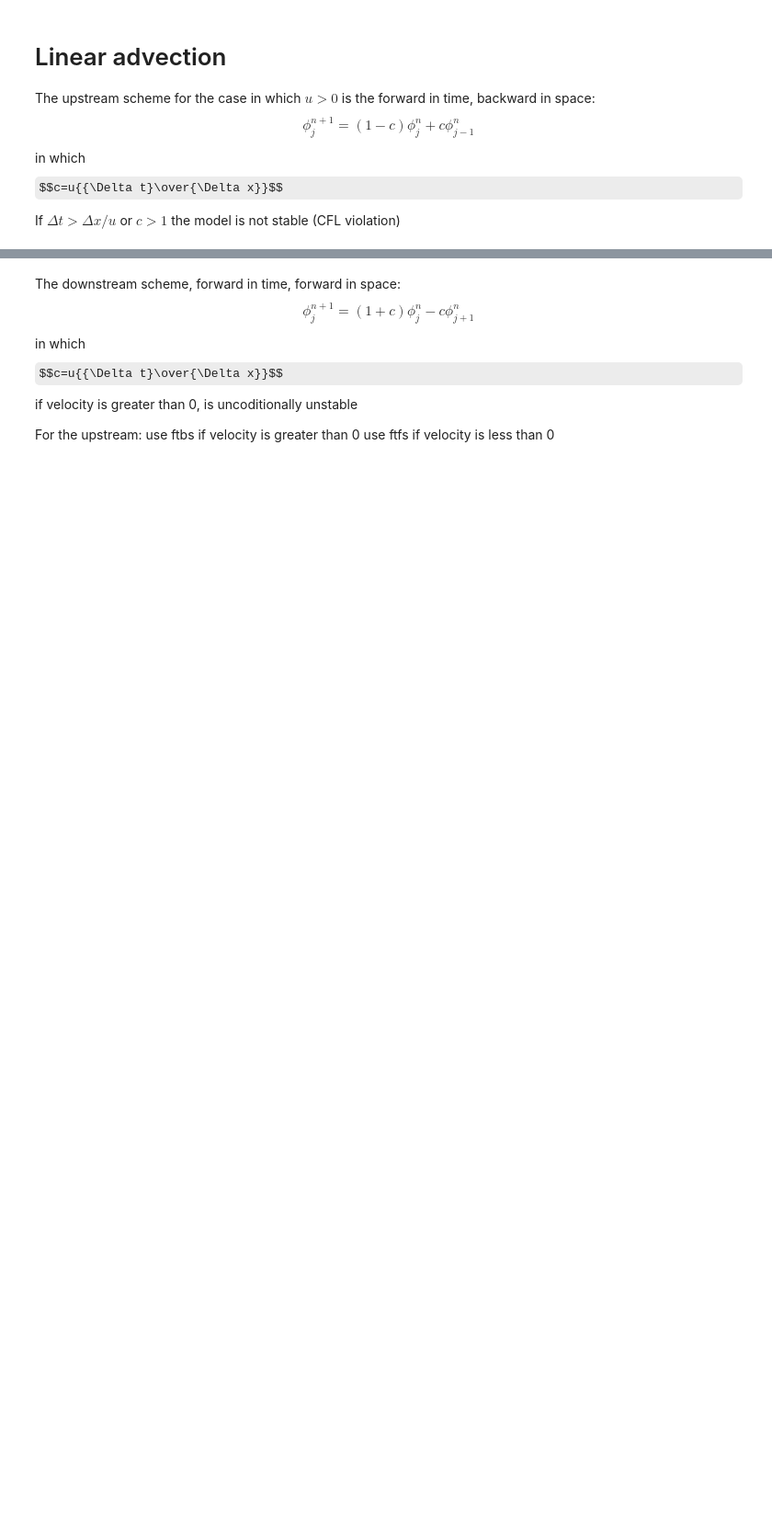
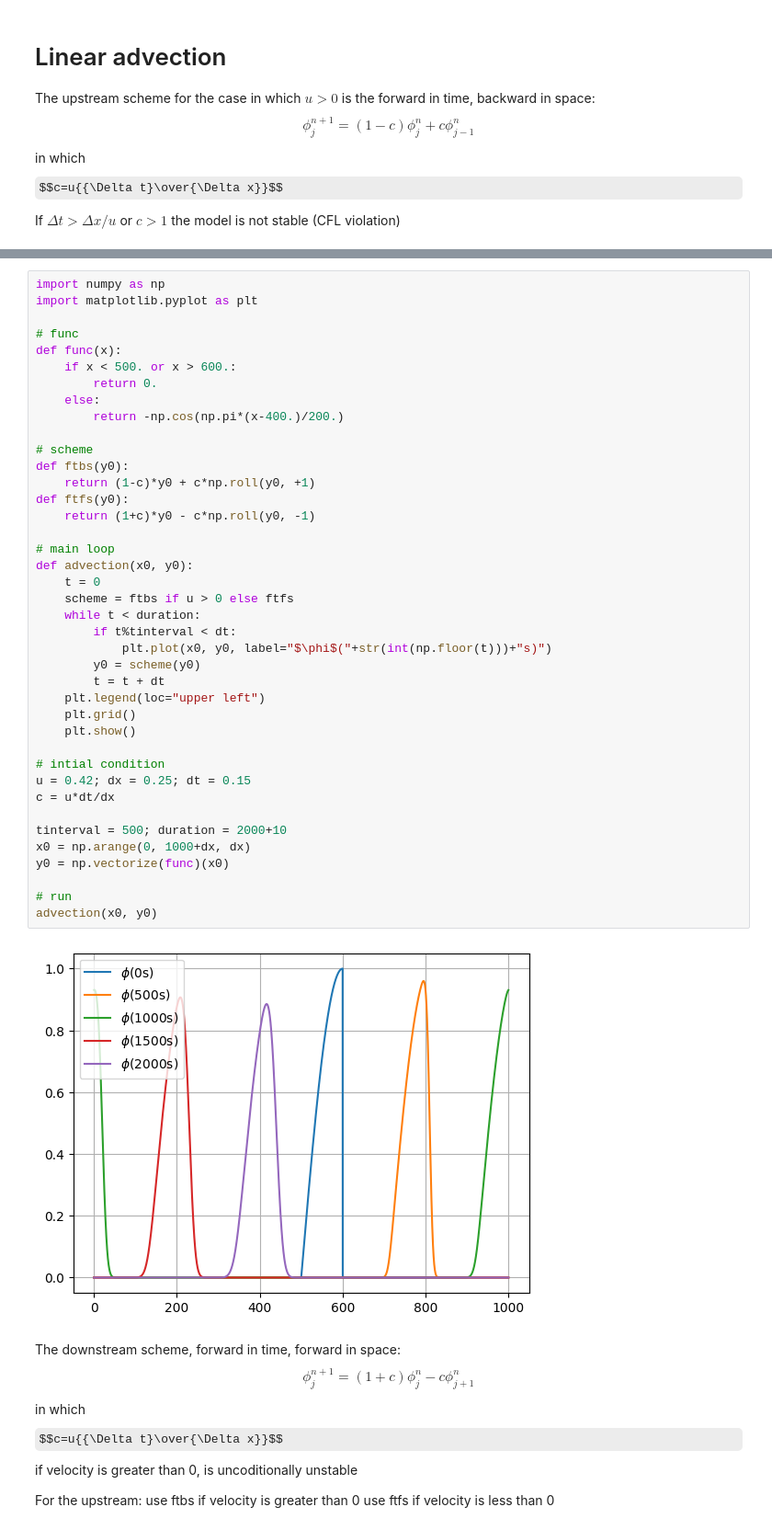
Before and after one commit to hnguyen-repos/numforGeosciences-ICTP, a Jupyter notebook: ex2-advection.ipynb, the cells around one changed output, grey strips where cells are left out. Shown at 92% size. Saved outputs shown, nothing was run; the diff lists cells and outputs as text; some formulas as TeX source; blank space fills up the shorter version.

```diff
--- a/ex2-advection.ipynb
+++ b/ex2-advection.ipynb
@@ -84,3 +9,45 @@ evolution.showftbs()
+# %%
+import numpy as np
+import matplotlib.pyplot as plt
+
+# func
+def func(x):
+    if x < 500. or x > 600.:
+        return 0.
+    else:
+        return -np.cos(np.pi*(x-400.)/200.)
+
+# scheme
+def ftbs(y0):
+    return (1-c)*y0 + c*np.roll(y0, +1)
+def ftfs(y0):
+    return (1+c)*y0 - c*np.roll(y0, -1)
+
+# main loop
+def advection(x0, y0):
+    t = 0
+    scheme = ftbs if u > 0 else ftfs
+    while t < duration:
+        if t%tinterval < dt:
+            plt.plot(x0, y0, label="$\phi$("+str(int(np.floor(t)))+"s)")
+        y0 = scheme(y0)
+        t = t + dt
+    plt.legend(loc="upper left")
+    plt.grid()
+    plt.show()
+
+# intial condition
+u = 0.42; dx = 0.25; dt = 0.15
+c = u*dt/dx
+
+tinterval = 500; duration = 2000+10
+x0 = np.arange(0, 1000+dx, dx)
+y0 = np.vectorize(func)(x0)
+
+# run
+advection(x0, y0)
+# %% [output]
+[figure, added]
 # %% [markdown]
 The downstream scheme, forward in time, forward in space:
 $$\phi_j^{n+1} = (1+c)\phi_j^n - c\phi_{j+1}^n$$
```
Also changed, not shown: parts of 4 cells of this notebook, 5 other files.
